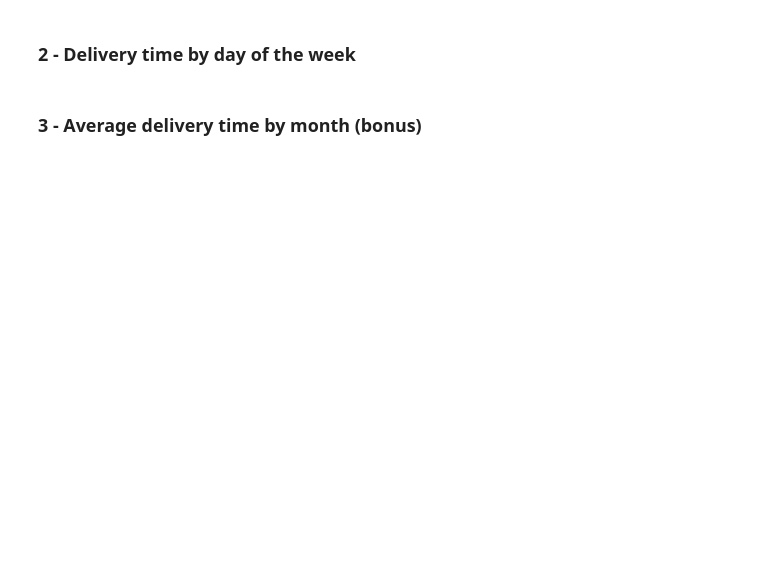
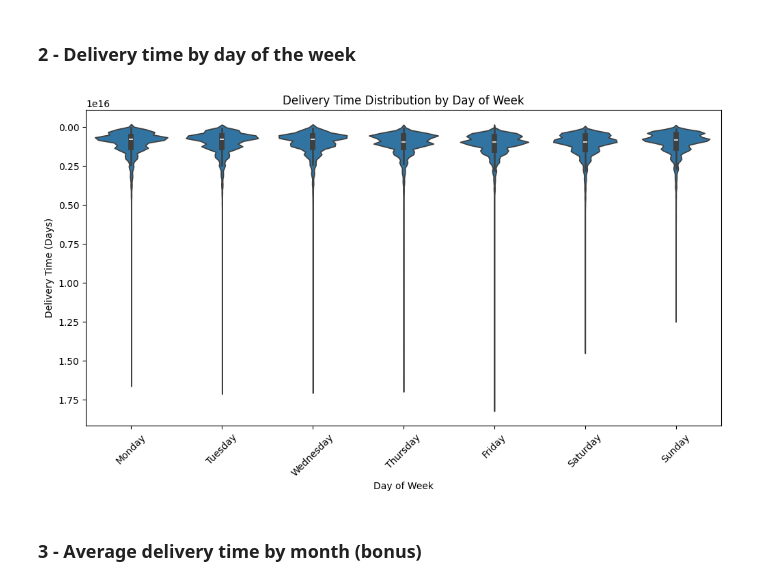
Before and after one commit to Jaddevvv/Head-of-Data-101-course, a Jupyter notebook: notebooks/hod-olist-analysis.ipynb, the cells around one changed output. Cells and saved outputs as stored; diff of their text form; code cells hidden in the pictures; blank space fills up the shorter version.

```diff
--- a/notebooks/hod-olist-analysis.ipynb
+++ b/notebooks/hod-olist-analysis.ipynb
@@ -549,7 +571,18 @@ threshold = 3000
 # %%
 # Create a violin box plot visualization to see the delivery time by day of the week
 
-'your code here'
+df['day_of_week'] = pd.to_datetime(df['order_purchase_timestamp']).dt.day_name()
+
+plt.figure(figsize=(12, 6))
+sns.violinplot(data=df, x='day_of_week', y='delivery_time',
+               order=['Monday', 'Tuesday', 'Wednesday', 'Thursday', 'Friday', 'Saturday', 'Sunday'])
+plt.title('Delivery Time Distribution by Day of Week')
+plt.xlabel('Day of Week')
+plt.ylabel('Delivery Time (Days)')
+plt.xticks(rotation=45)
+plt.show()
+# %% [output]
+[figure, added]
 # %% [markdown]
 ### 3 - Average delivery time by month  (bonus)
 # %%
```
Also changed, not shown: parts of 12 cells of this notebook, 1 other file.
